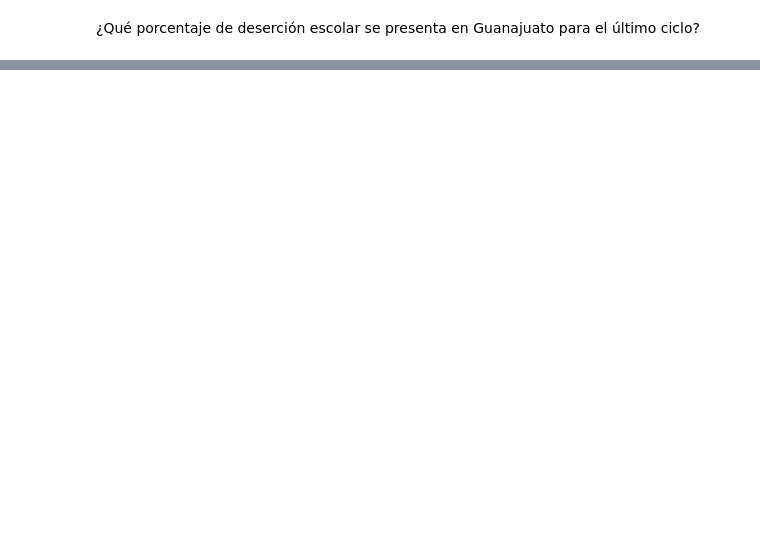
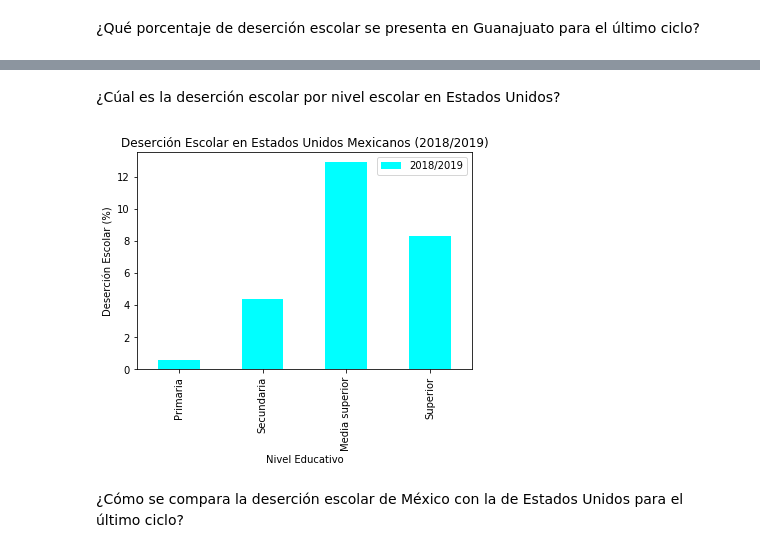
Before and after one commit to DCIDA2019/da2020-MajFons, a Jupyter notebook: Miniproyecto/Miniproyecto.ipynb, the cells around one changed output, grey strips where cells are left out. Drawn from its saved outputs; the diff is of its cells as text; code cells hidden in the pictures; blank space fills up the shorter version.

```diff
--- a/Miniproyecto/Miniproyecto.ipynb
+++ b/Miniproyecto/Miniproyecto.ipynb
@@ -196,0 +199,21 @@ plt.savefig('Gua')
+# %% [markdown]
+¿Cúal es la deserción escolar por nivel escolar en Estados Unidos?
+# %%
+EU = Educ[Educ.Estado == 'Estados Unidos Mexicanos']
+Nivel = ['Primaria', 'Secundaria', 'Media superior' , 'Superior']
+MeanDesEU = []
+#Gua['2018/2019']
+for niv in Nivel:
+    aux_ = EU[EU.NivelEducativo == niv]
+    MeanDesEU.append(aux_['2018/2019'].to_string(index=False))
+    #   MeanDesGua.append([Gua[Nivel].mean(axis = 0)])#Agregamos los promedios de deserción
+ax = EU.plot.bar(x='NivelEducativo', y='2018/2019', color = 'cyan')
+#plt.plot(Nivel, MeanDesGua, "co", linestyle = 'dotted',alpha = .8)
+plt.title('Deserción Escolar en Estados Unidos Mexicanos (2018/2019)')
+plt.xlabel('Nivel Educativo')
+plt.ylabel('Deserción Escolar (%)')
+plt.savefig('EU')
+# %% [output]
+[figure, added]
+# %% [markdown]
+¿Cómo se compara la deserción escolar de México con la de Estados Unidos para el último ciclo?
```
Also changed, not shown: parts of 8 cells of this notebook.
